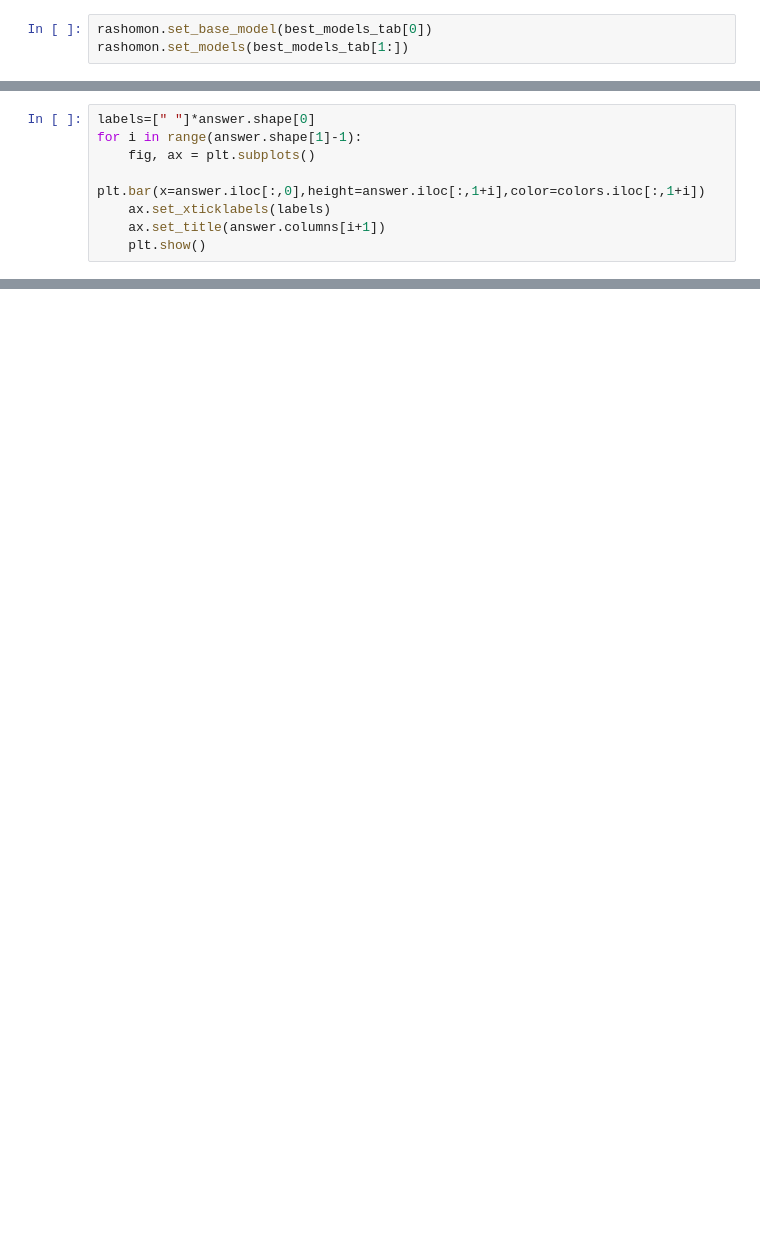
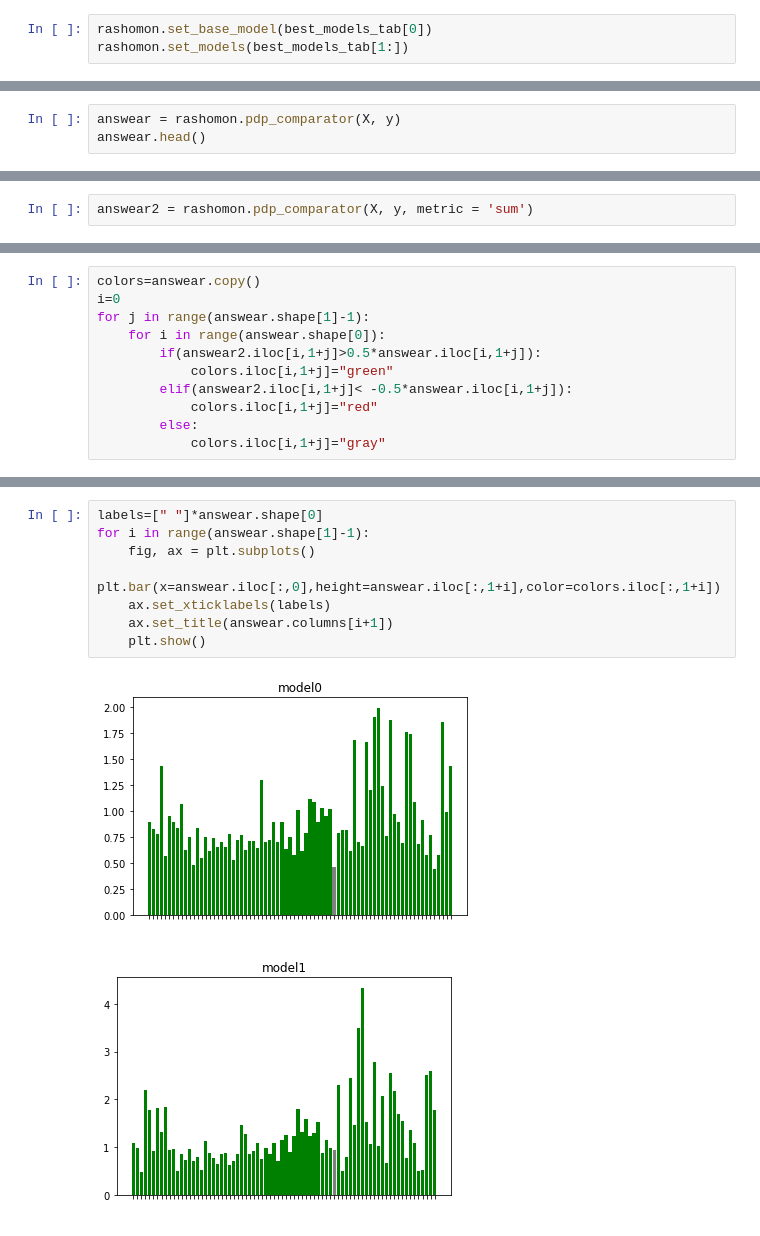
Before and after one commit to adrianstando/Research-Workshops-Rashomon-MIMIC-Machine-Learning, a Jupyter notebook: RashomonSetAnalyser/PDP_Comparison.ipynb, the cells around one changed output, grey strips where cells are left out. Drawn from its saved outputs; the diff is of its cells as text; blank space fills up the shorter version.

```diff
--- a/RashomonSetAnalyser/PDP_Comparison.ipynb
+++ b/RashomonSetAnalyser/PDP_Comparison.ipynb
@@ -295,8 +42,0 @@ colors
-# %%
-labels=[" "]*answer.shape[0]
-for i in range(answer.shape[1]-1):
-    fig, ax = plt.subplots()
-    plt.bar(x=answer.iloc[:,0],height=answer.iloc[:,1+i],color=colors.iloc[:,1+i])
-    ax.set_xticklabels(labels)
-    ax.set_title(answer.columns[i+1])
-    plt.show()
@@ -321,0 +43,3 @@ answer2.to_csv("answer2.csv")
+# %%
+answear = rashomon.pdp_comparator(X, y)
+answear.head()
@@ -321,0 +167,2 @@ answer2.to_csv("answer2.csv")
+# %%
+answear2 = rashomon.pdp_comparator(X, y, metric = 'sum')
@@ -321,0 +183,11 @@ answer2.to_csv("answer2.csv")
+# %%
+colors=answear.copy()
+i=0
+for j in range(answear.shape[1]-1):
+    for i in range(answear.shape[0]):
+        if(answear2.iloc[i,1+j]>0.5*answear.iloc[i,1+j]):
+            colors.iloc[i,1+j]="green"
+        elif(answear2.iloc[i,1+j]< -0.5*answear.iloc[i,1+j]):
+            colors.iloc[i,1+j]="red"
+        else:
+            colors.iloc[i,1+j]="gray"
@@ -321,0 +203,11 @@ answer2.to_csv("answer2.csv")
+# %%
+labels=[" "]*answear.shape[0]
+for i in range(answear.shape[1]-1):
+    fig, ax = plt.subplots()
+    plt.bar(x=answear.iloc[:,0],height=answear.iloc[:,1+i],color=colors.iloc[:,1+i])
+    ax.set_xticklabels(labels)
+    ax.set_title(answear.columns[i+1])
+    plt.show()
+# %% [output]
+[figure, added]
+[figure, added]
```
Also changed, not shown: parts of 57 cells of this notebook.
